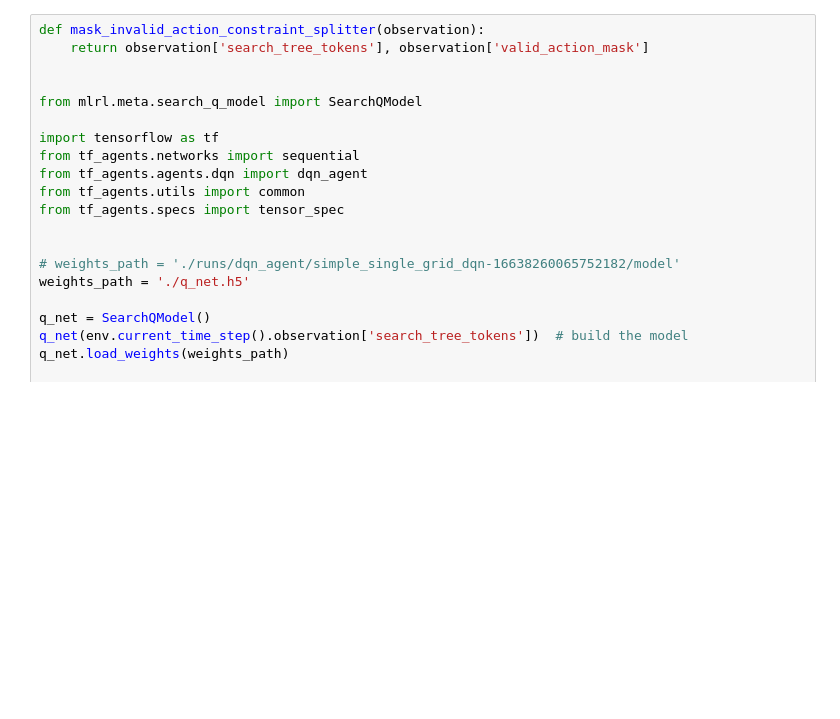
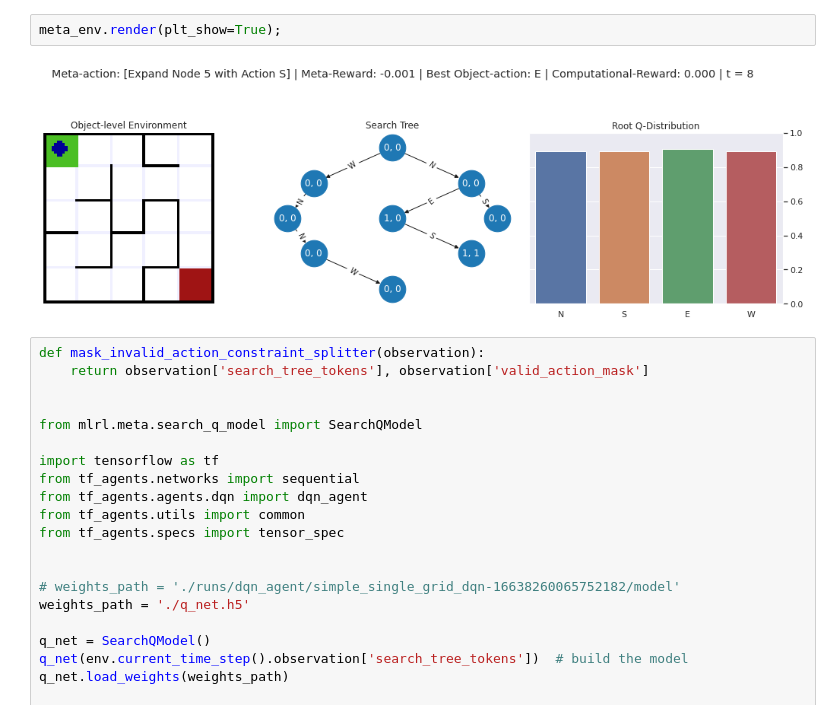
Before and after one commit to justinsvegliato/meta-level-reinforcement-learning, a Jupyter notebook: Maze Meta-level.ipynb, the cells around one changed output. Cells and saved outputs as stored; diff of their text form; blank space fills up the shorter version.

```diff
--- a/Maze Meta-level.ipynb
+++ b/Maze Meta-level.ipynb
@@ -51,3 +65,7 @@ meta_env.reset();
+# %%
+meta_env.render(plt_show=True);
+# %% [output]
+[figure, added]
 # %%
 def mask_invalid_action_constraint_splitter(observation):
     return observation['search_tree_tokens'], observation['valid_action_mask']
```
Also changed, not shown: parts of 5 cells of this notebook, 3 other files.
